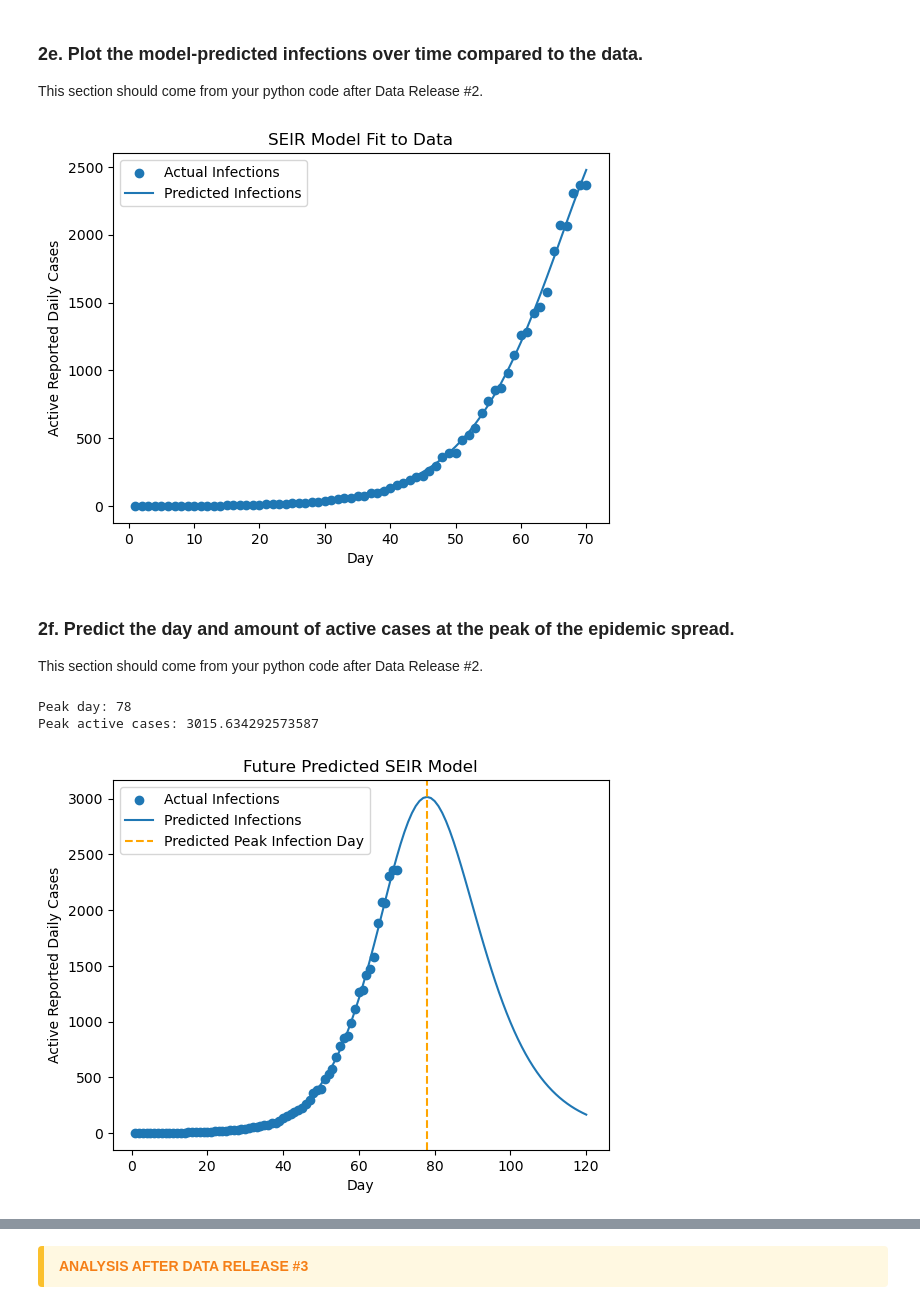
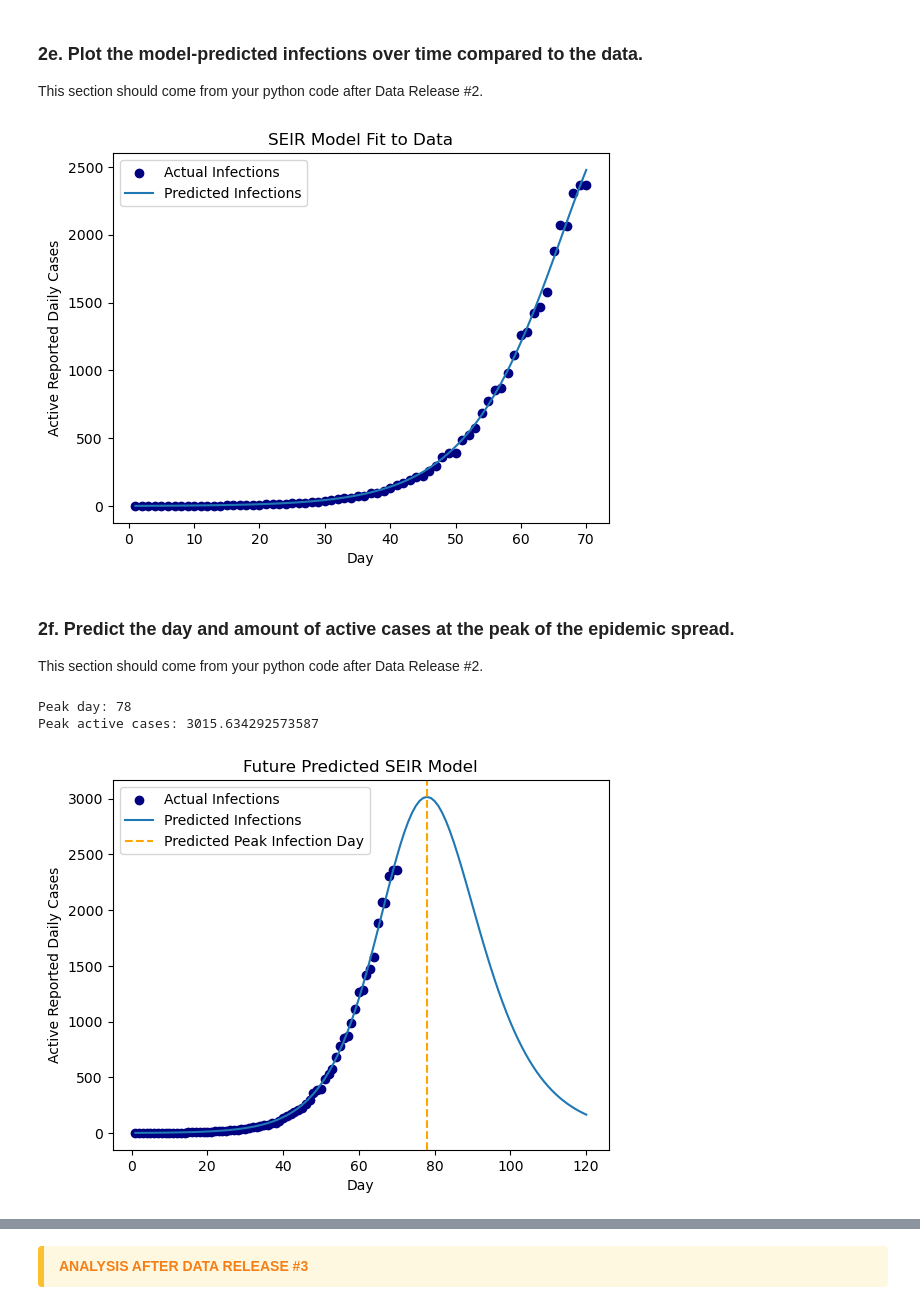
Before and after one commit to gracevl/Module-2-Epidemics-SIR-Modeling_lee_abed, a Jupyter notebook: Notebook examples/Template_student_final_notebook.ipynb, the cells around one changed output, grey strips where cells are left out. Cells and saved outputs as stored; diff of their text form; code cells hidden in the pictures.

```diff
--- a/Notebook examples/Template_student_final_notebook.ipynb
+++ b/Notebook examples/Template_student_final_notebook.ipynb
@@ -188,23 +188,23 @@ Best SSE:  74689.87651924638
 ### 2e. Plot the model-predicted infections over time compared to the data.
 This section should come from your python code after Data Release #2.
 # %%
-plt.scatter(timepoints, data["active reported daily cases"], label="Actual Infections")
+plt.scatter(timepoints, data["active reported daily cases"], label="Actual Infections", color = 'navy')
 predicted = SEIR_model(best_beta, best_sigma, best_gamma, S0, E0, I0, R0, timepoints, N)
 plt.plot(timepoints, predicted[2][1:len(timepoints)+1], label="Predicted Infections")
 plt.xlabel("Day")
 plt.ylabel("Active Reported Daily Cases")
 plt.title("SEIR Model Fit to Data")
 plt.legend()
 plt.show()
 # %% [output]
-[figure, old version]
+[figure, new version]
 # %% [markdown]
 ### 2f. Predict the day and amount of active cases at the peak of the epidemic spread.
 This section should come from your python code after Data Release #2.
 # %%
 future_timepoints = np.arange(1,121)
 future_predicted = SEIR_model(best_beta, best_sigma, best_gamma, S0, E0, I0, R0, future_timepoints, N)
-plt.scatter(timepoints, data["active reported daily cases"], label="Actual Infections")
+plt.scatter(timepoints, data["active reported daily cases"], label="Actual Infections", color = 'navy')
 plt.plot(future_timepoints, future_predicted[2][1:len(future_timepoints)+1], label="Predicted Infections")
 plt.xlabel("Day")
 plt.ylabel("Active Reported Daily Cases")
@@ -232,7 +232,7 @@ plt.show()
 # %% [output]
 Peak day: 78
 Peak active cases: 3015.634292573587
-[figure, old version]
+[figure, new version]
 # %% [markdown]
 ### Error
 
```
Also changed, not shown: parts of 2 cells of this notebook.
